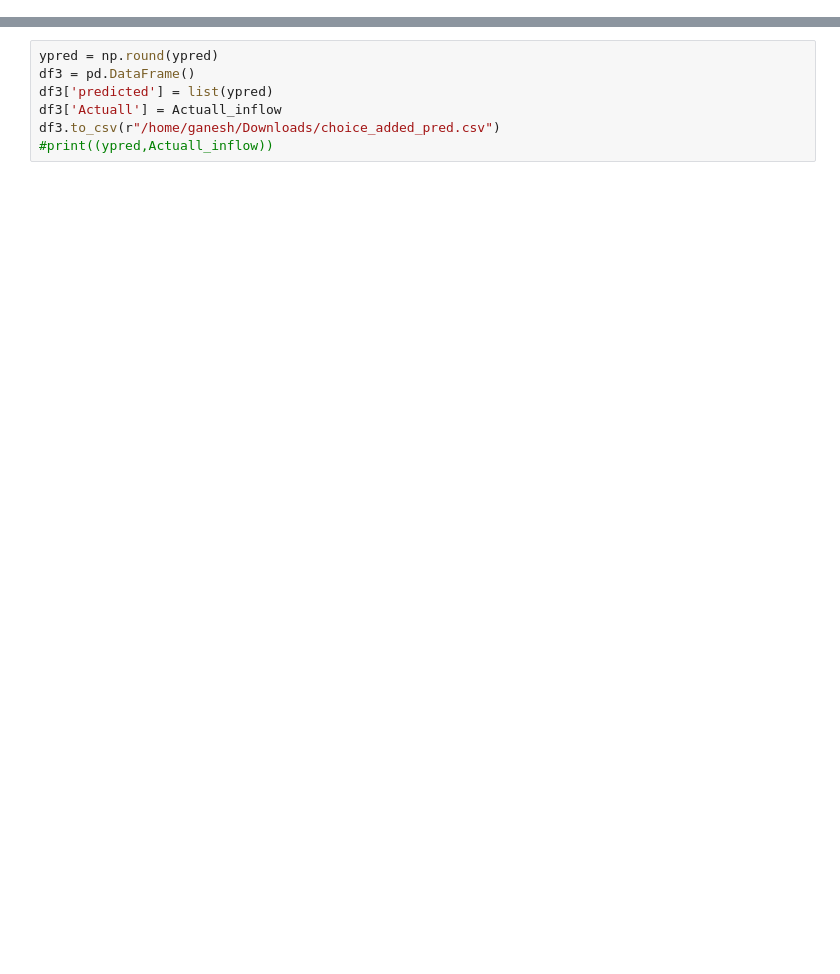
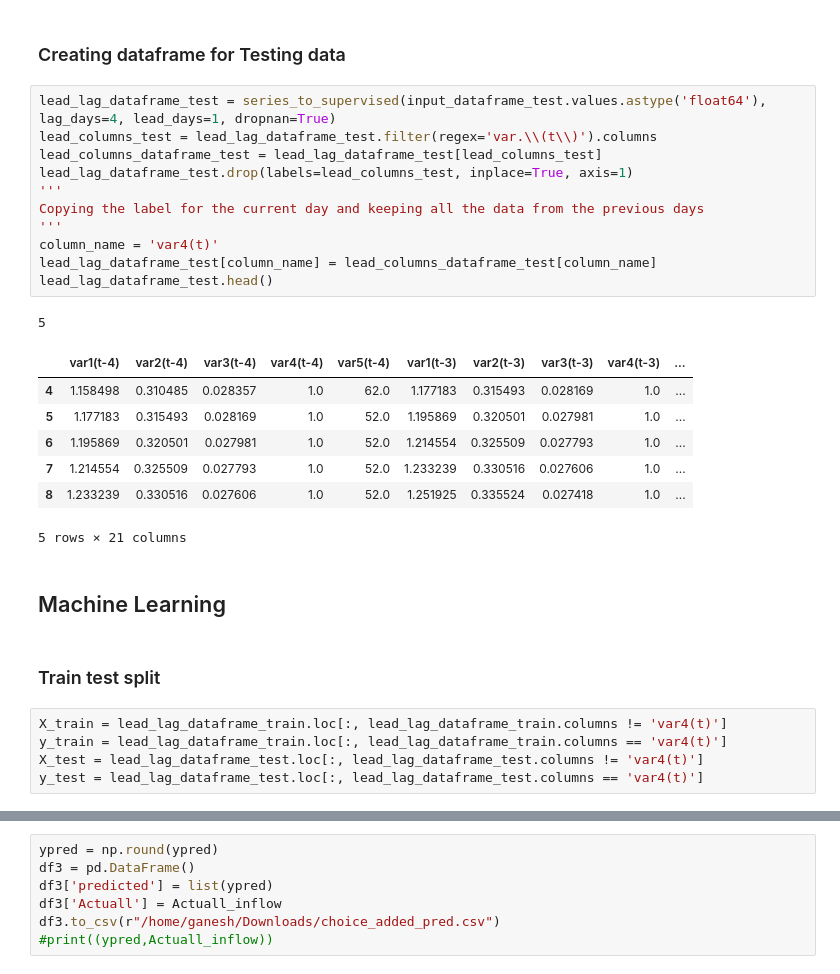
Before and after one commit to ProjectFace2/reservoirOutflow, a Jupyter notebook: KNN_LWR Classifier.ipynb, the cells around one changed output, grey strips where cells are left out. Drawn from its saved outputs; the diff is of its cells as text; blank space fills up the shorter version.

```diff
--- a/KNN_LWR Classifier.ipynb
+++ b/KNN_LWR Classifier.ipynb
@@ -346,0 +189,31 @@ for single_point in Q_point:
+# %% [markdown]
+### Creating dataframe for Testing data
+# %%
+lead_lag_dataframe_test = series_to_supervised(input_dataframe_test.values.astype('float64'), lag_days=4, lead_days=1, dropnan=True)
+lead_columns_test = lead_lag_dataframe_test.filter(regex='var.\\(t\\)').columns
+lead_columns_dataframe_test = lead_lag_dataframe_test[lead_columns_test]
+lead_lag_dataframe_test.drop(labels=lead_columns_test, inplace=True, axis=1)
+'''
+Copying the label for the current day and keeping all the data from the previous days
+'''
+column_name = 'var4(t)'
+lead_lag_dataframe_test[column_name] = lead_columns_dataframe_test[column_name]
+lead_lag_dataframe_test.head()
+# %% [output]
+5
+|  | var1(t-4) | var2(t-4) | var3(t-4) | var4(t-4) | var5(t-4) | var1(t-3) | var2(t-3) | var3(t-3) | var4(t-3) | ... |
+| 4 | 1.158498 | 0.310485 | 0.028357 | 1.0 | 62.0 | 1.177183 | 0.315493 | 0.028169 | 1.0 | ... |
+| 5 | 1.177183 | 0.315493 | 0.028169 | 1.0 | 52.0 | 1.195869 | 0.320501 | 0.027981 | 1.0 | ... |
+| 6 | 1.195869 | 0.320501 | 0.027981 | 1.0 | 52.0 | 1.214554 | 0.325509 | 0.027793 | 1.0 | ... |
+| 7 | 1.214554 | 0.325509 | 0.027793 | 1.0 | 52.0 | 1.233239 | 0.330516 | 0.027606 | 1.0 | ... |
+| 8 | 1.233239 | 0.330516 | 0.027606 | 1.0 | 52.0 | 1.251925 | 0.335524 | 0.027418 | 1.0 | ... |
+5 rows × 21 columns
+# %% [markdown]
+## Machine Learning
+# %% [markdown]
+### Train test split
+# %%
+X_train = lead_lag_dataframe_train.loc[:, lead_lag_dataframe_train.columns != 'var4(t)']
+y_train = lead_lag_dataframe_train.loc[:, lead_lag_dataframe_train.columns == 'var4(t)']
+X_test = lead_lag_dataframe_test.loc[:, lead_lag_dataframe_test.columns != 'var4(t)']
+y_test = lead_lag_dataframe_test.loc[:, lead_lag_dataframe_test.columns == 'var4(t)']
```
Also changed, not shown: parts of 88 cells of this notebook.
